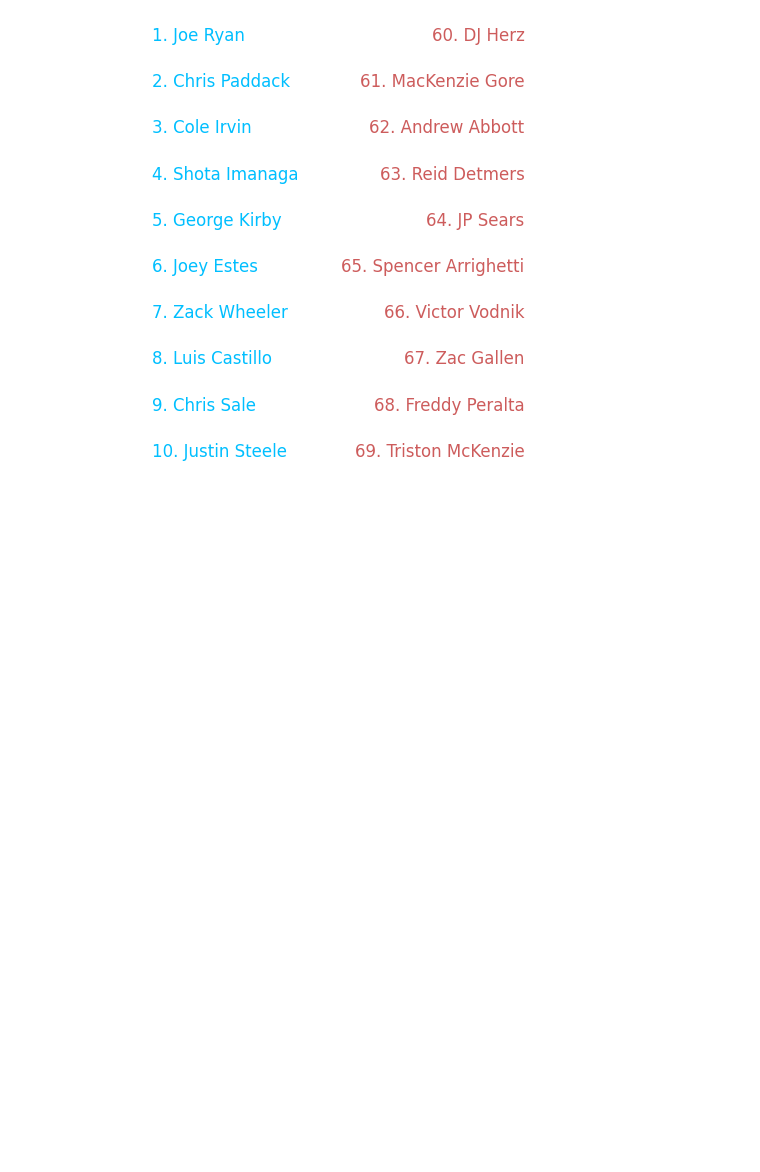
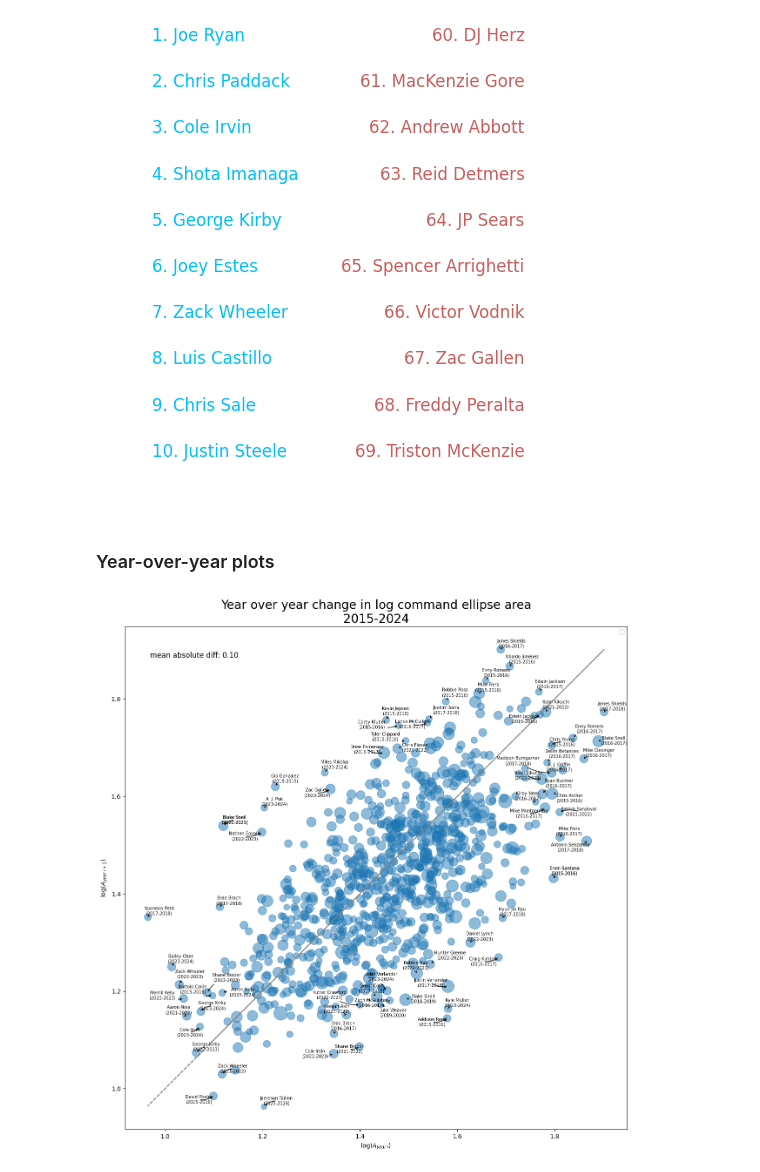
Before and after one commit to maxbay/public_baseball, a Jupyter notebook: notebooks/command_confellipse.ipynb, the cells around one changed output. Cells and saved outputs as stored; diff of their text form; code cells hidden in the pictures; blank space fills up the shorter version.

```diff
--- a/notebooks/command_confellipse.ipynb
+++ b/notebooks/command_confellipse.ipynb
@@ -181,6 +181,7 @@ shape: (124, 13)
 pitch_type = 'FF'
 sc_agg_FF = (
     sc_agg
+    .filter(pl.col('game_year') == 2024)
     .filter(pl.col('n') > 300)
     .filter(pl.col('stand') == 'R')
     .filter(pl.col('pitch_type') == pitch_type)
@@ -238,3 +239,5 @@ ax.axis('off')
 # %% [output]
 (0.0, 1.0, 0.0, 1.0)
 [figure]
+# %% [markdown]
+### Year-over-year plots
@@ -240,0 +269,77 @@ ax.axis('off')
+# %%
+import matplotlib.pyplot as plt
+import pandas as pd
+import numpy as np
+from sklearn.linear_model import LinearRegression
+from sklearn.metrics import mean_absolute_error
+from adjustText import adjust_text
+
+data = sc_agg_FF_years.drop_nulls(subset=['HRA_VRA_area_log', 'HRA_VRA_area_log_next']).to_pandas()
+
+# Extract x and y values
+names = data['pitcher_name'].values
+year1 = data['game_year'].values
+year2 = data['game_year_next'].values
+nameyear = [f"{name}\n({y1}-{y2})" for name, y1, y2 in zip(names, year1, year2)]
+x = data['HRA_VRA_area_log'].values.reshape(-1, 1)
+y = data['HRA_VRA_area_log_next'].values
+n_total = data['n_total'].values
+
+model = LinearRegression()
+model.fit(x, y)
+y_pred = model.predict(x)
+
+# calculate mean absolute difference
+mad = np.mean(np.abs(y.flatten() - x.flatten()))
+
+fig, ax = plt.subplots(figsize=(15, 15))
+
+# line of equality
+ax.plot(x, x, linestyle='--', color='grey')
+
+ax.scatter(x, y, s=n_total * .2, alpha=0.5)
+
+# add mad
+ax.text(0.05, 0.95, f'mean absolute diff: {mad:.2f}', transform=ax.transAxes, fontsize=12, verticalalignment='top')
+
+ax.set_aspect('equal')
+ax.set_xlabel(r'$\log(A_{year\ i})$')
+ax.set_ylabel(r'$\log(A_{year\ i+1})$')
+ax.legend()
+
+year_min, year_max = data['game_year'].min(), data['game_year'].max() + 1
+ax.set_title(f'Year over year change in log command ellipse area\n{year_min}-{year_max}',fontsize = 20)
+
+# sort by left, right, distance from line
+sorted_indices = np.argsort(x.flatten())
+leftmost_indices = sorted_indices[:15]
+rightmost_indices = sorted_indices[-20:]
+
+error_sorted = np.argsort(y.flatten() - y_pred.flatten())
+topmost_indices = error_sorted[-18:]
+bottommost_indices = error_sorted[:20]
+
+fs = 7
+annotations = []
+
+for i in leftmost_indices:
+    annotations.append(ax.annotate(nameyear[i], (x[i], y[i]), ha='right', fontsize=fs,
+                                   arrowprops=dict(arrowstyle="->", connectionstyle="arc3,rad=0.2")))
+
+for i in rightmost_indices:
+    annotations.append(ax.annotate(nameyear[i], (x[i], y[i]), ha='right',fontsize=fs,
+                                   arrowprops=dict(arrowstyle="->", connectionstyle="arc3,rad=0.2")))
+
+for i in topmost_indices:
+    annotations.append(ax.annotate(nameyear[i], (x[i], y[i]), ha='right', fontsize=fs,
+                                   arrowprops=dict(arrowstyle="->", connectionstyle="arc3,rad=0.2")))
+
+for i in bottommost_indices:
+    annotations.append(ax.annotate(nameyear[i], (x[i], y[i]), ha='right', fontsize=fs,
+                                   arrowprops=dict(arrowstyle="->", connectionstyle="arc3,rad=0.2")))
+
+adjust_text(annotations, ax=ax)
+
+plt.show()
+# %% [output]
+[figure, added]
```
Also changed, not shown: parts of 8 cells of this notebook.
